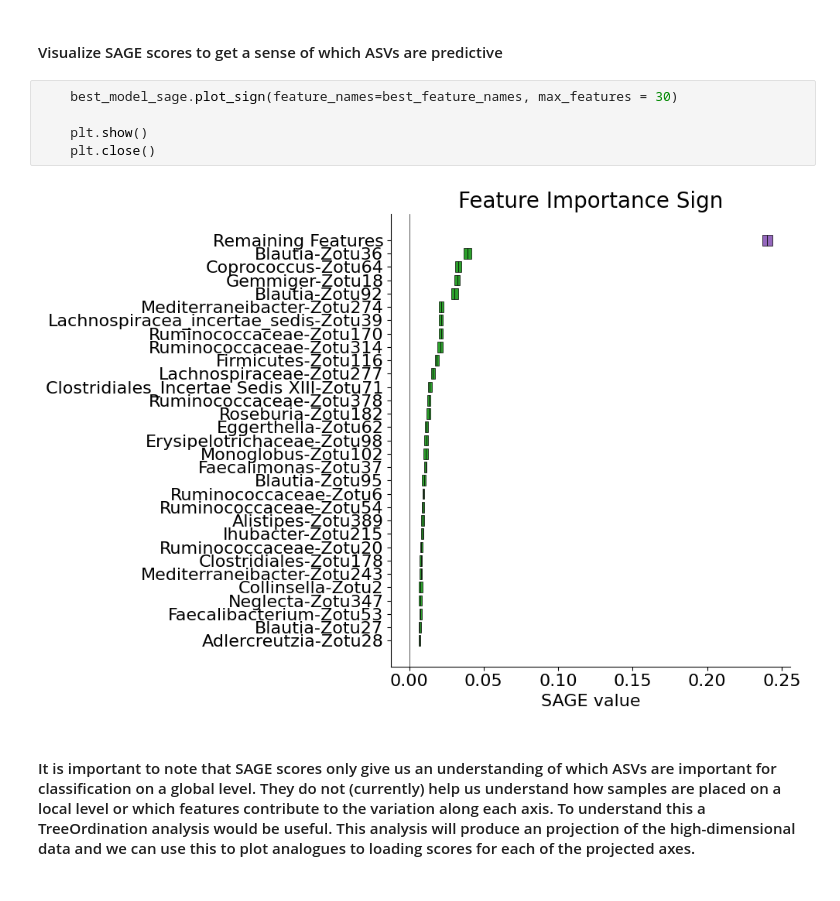
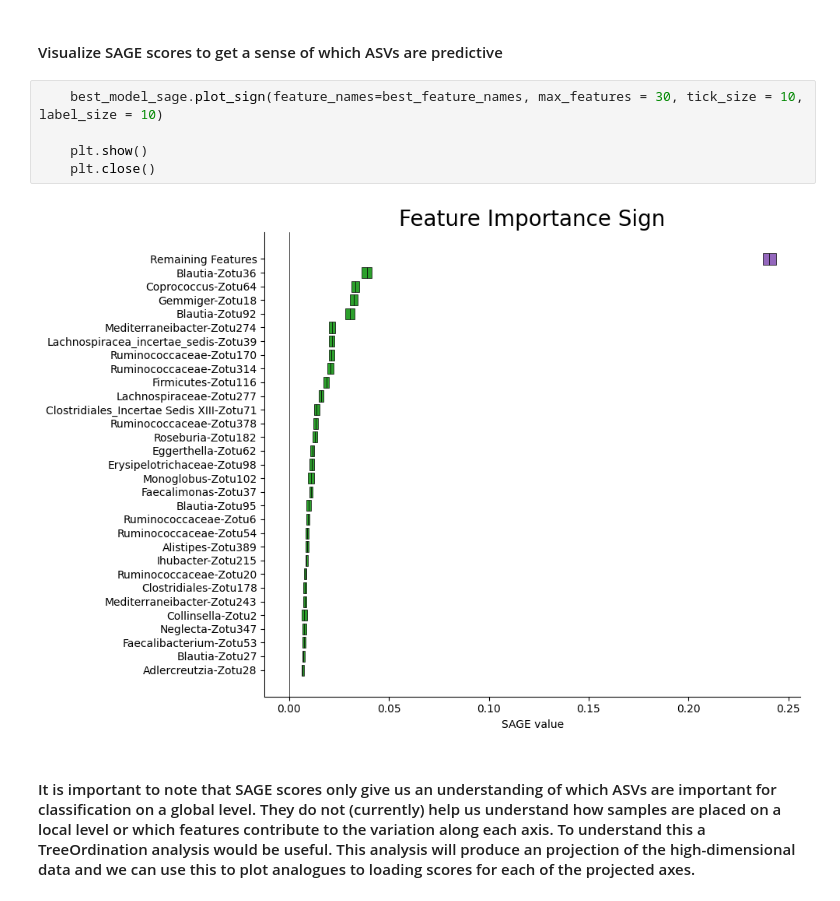
Before and after one commit to jrudar/Triglav, a Jupyter notebook: notebooks/Diseased Gut Analysis/16S_end_to_end.ipynb, the cells around one changed output. Cells and saved outputs as stored; diff of their text form.

Commit message:
updated figures in notebook

```diff
--- a/notebooks/Diseased Gut Analysis/16S_end_to_end.ipynb
+++ b/notebooks/Diseased Gut Analysis/16S_end_to_end.ipynb
@@ -393,12 +393,12 @@ The BAcc Score is:  0.75
 # %% [markdown]
 #### Visualize SAGE scores to get a sense of which ASVs are predictive
 # %%
-    best_model_sage.plot_sign(feature_names=best_feature_names, max_features = 30)
+    best_model_sage.plot_sign(feature_names=best_feature_names, max_features = 30, tick_size = 10, label_size = 10)
 
     plt.show()
     plt.close()
 # %% [output]
-[figure, old version]
+[figure, new version]
 # %% [markdown]
 #### It is important to note that SAGE scores only give us an understanding of which ASVs are important for classification on a global level. They do not (currently) help us understand how samples are placed on a local level or which features contribute to the variation along each axis. To understand this a TreeOrdination analysis would be useful. This analysis will produce an projection of the high-dimensional data and we can use this to plot analogues to loading scores for each of the projected axes.
 # %%
```
